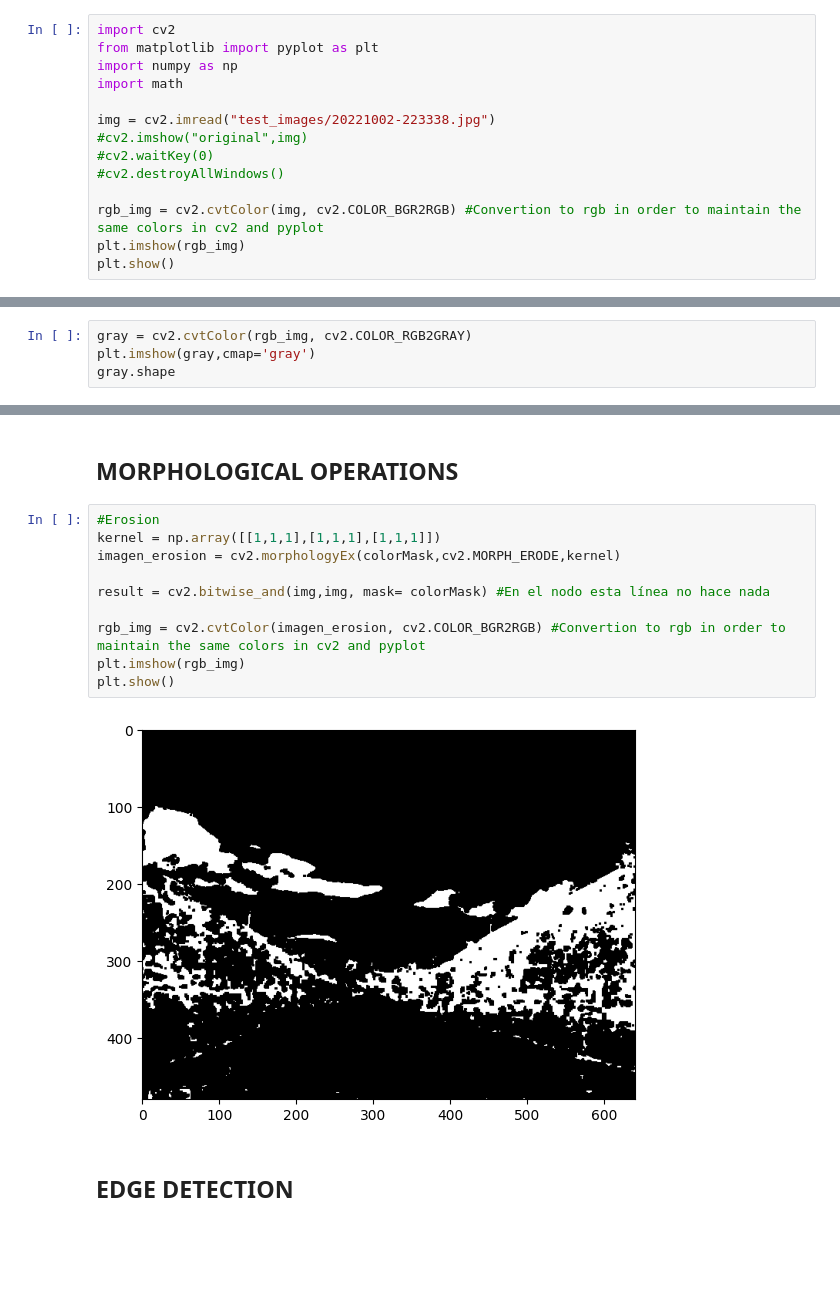
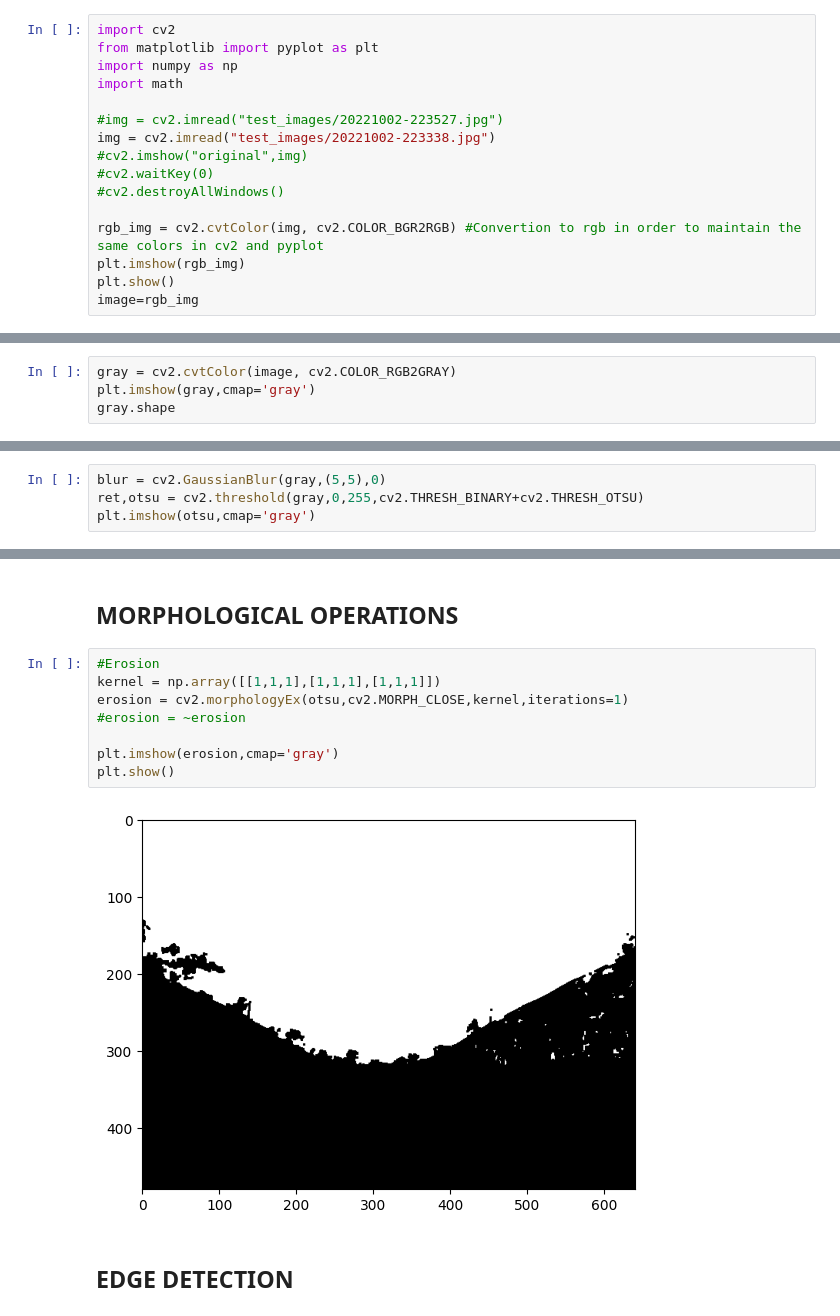
Before and after one commit to Javier-P-C/lines_vineyard, a Jupyter notebook: scripts/filterTest copy.ipynb, the cells around one changed output, grey strips where cells are left out. Cells and saved outputs as stored; diff of their text form; blank space fills up the shorter version.

Commit message:
se añaden cambios a filterTest copy

```diff
--- a/scripts/filterTest copy.ipynb
+++ b/scripts/filterTest copy.ipynb
@@ -6,6 +6,7 @@ from matplotlib import pyplot as plt
 import numpy as np
 import math
 
+#img = cv2.imread("test_images/20221002-223527.jpg")
 img = cv2.imread("test_images/20221002-223338.jpg")
 #cv2.imshow("original",img)
 #cv2.waitKey(0)
@@ -14,5 +15,6 @@ img = cv2.imread("test_images/20221002-223338.jpg")
 rgb_img = cv2.cvtColor(img, cv2.COLOR_BGR2RGB) #Convertion to rgb in order to maintain the same colors in cv2 and pyplot
 plt.imshow(rgb_img)
 plt.show()
+image=rgb_img
 # %% [output]
 [figure]
@@ -19,7 +32,7 @@ plt.show()
 # %% [markdown]
 ## Gray sacale transformation
 # %%
-gray = cv2.cvtColor(rgb_img, cv2.COLOR_RGB2GRAY)
+gray = cv2.cvtColor(image, cv2.COLOR_RGB2GRAY)
 plt.imshow(gray,cmap='gray')
 gray.shape
 # %% [output]
@@ -27,0 +43,4 @@ gray.shape
+# %%
+blur = cv2.GaussianBlur(gray,(5,5),0)
+ret,otsu = cv2.threshold(gray,0,255,cv2.THRESH_BINARY+cv2.THRESH_OTSU)
+plt.imshow(otsu,cmap='gray')
@@ -30,15 +52,13 @@ gray.shape
 # %%
 #Erosion
 kernel = np.array([[1,1,1],[1,1,1],[1,1,1]])
-imagen_erosion = cv2.morphologyEx(colorMask,cv2.MORPH_ERODE,kernel)
+erosion = cv2.morphologyEx(otsu,cv2.MORPH_CLOSE,kernel,iterations=1)
+#erosion = ~erosion
 
-result = cv2.bitwise_and(img,img, mask= colorMask) #En el nodo esta línea no hace nada
-
-rgb_img = cv2.cvtColor(imagen_erosion, cv2.COLOR_BGR2RGB) #Convertion to rgb in order to maintain the same colors in cv2 and pyplot
-plt.imshow(rgb_img)
+plt.imshow(erosion,cmap='gray')
 plt.show()
 # %% [output]
-[figure, old version]
+[figure, new version]
 # %% [markdown]
 ## EDGE DETECTION
 # %%
```
Also changed, not shown: parts of 5 cells of this notebook.
